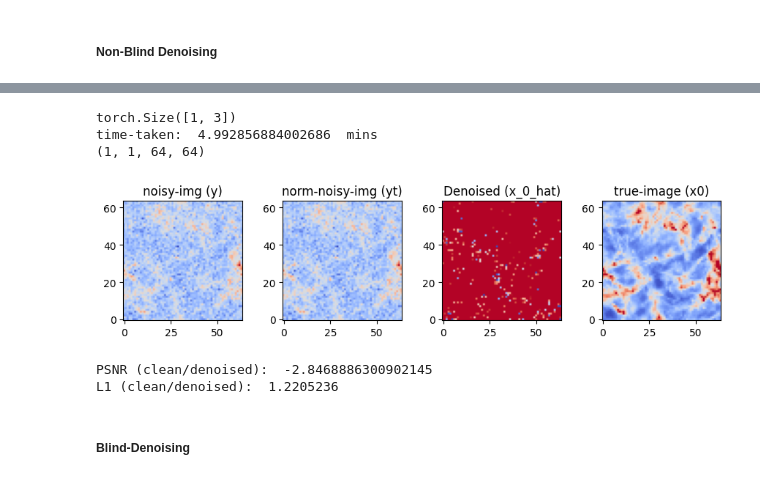
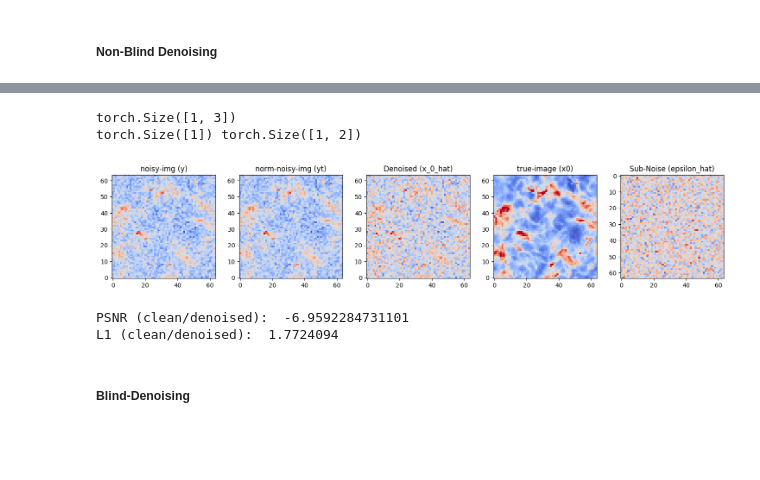
Before and after one commit to AlikMon88/Gibbs-Diff, a Jupyter notebook: unit_main_cosmo.ipynb, the cells around one changed output, grey strips where cells are left out. Cells and saved outputs as stored; diff of their text form; code cells hidden in the pictures; blank space fills up the shorter version.

Commit message:
add cosmo-change

```diff
--- a/unit_main_cosmo.ipynb
+++ b/unit_main_cosmo.ipynb
@@ -627,0 +668,18 @@ device = 'cuda' if torch.cuda.is_available() else 'cpu'
+# %%
+mixed_maps = enmap.read_map(sample_mixed_map_path)
+mixed_maps = cv2.resize(np.array(mixed_maps), SUB_SHAPE)
+
+print(min(np.ravel(mixed_maps)), max(np.ravel(mixed_maps)))
+print(mixed_maps.shape)
+
+sec_mixed_maps = torch.tensor(mixed_maps)
+
+dust_maps = enmap.read_map(sample_dust_map_path)
+dust_maps = cv2.resize(np.array(dust_maps), SUB_SHAPE)
+print(min(np.ravel(dust_maps)), max(np.ravel(dust_maps)))
+print(dust_maps.shape)
+
+sec_dust_maps = torch.tensor(dust_maps)
+
+params_list = np.load(sample_params_path, allow_pickle=True)
+print(params_list)
@@ -628,5 +696,7 @@ device = 'cuda' if torch.cuda.is_available() else 'cpu'
 # %%
-y, x0, true_params = observation[-1].view(1, 1, *input_size), signal[-1].view(1, 1, *input_size), params_list[-1]
+# y, x0, true_params = observation[-1].view(1, 1, *input_size), signal[-1].view(1, 1, *input_size), params_list[-1]
+y, x0, true_params = sec_mixed_maps.view(1, 1, *input_size), sec_dust_maps.view(1, 1, *input_size), params_list.item()
+
 
 print(x0.shape, y.shape)
 print()
@@ -660,7 +730,7 @@ phi_cmb_current_estimate = torch.Tensor(phi_cmb_current_estimate)
 print(phi_cmb_current_estimate.shape)
 
 ft = time.time()
-x_denoised = gdiffusion_2d_cosmo.sample_dust_posterior(yt, phi_cmb_current_estimate=phi_cmb_current_estimate)
+x_denoised = gdiffusion_2d_cosmo.sample_dust_posterior(yt, phi_cmb_current_estimate=phi_cmb_current_estimate, is_phys=True, phys_idx=phys_idx)
 # x_denoised = torch.clamp(x_denoised, 0, 1)
 x_denoised = x_denoised.cpu().numpy()
 
@@ -670,8 +740,7 @@ print('time-taken: ', (lt - ft)/60, ' mins')
 print(x_denoised.shape)
 # %% [output]
 torch.Size([1, 3])
-time-taken:  4.992856884002686  mins
-(1, 1, 64, 64)
+torch.Size([1]) torch.Size([1, 2])
 # %%
 x_denoised = x_denoised.reshape(x_denoised.shape[0], *input_size, 1).astype('float32')
 y = y.cpu().numpy().reshape(y.shape[0], *input_size, 1).astype('float32')
@@ -680,30 +759,33 @@ x0 = x0.cpu().numpy().reshape(x0.shape[0], *input_size, 1).astype('float32')
 # %%
 # x_denoised = x_denoised.numpy()
 
-fig, axs = plt.subplots(1, 4, figsize=(9, 9))
+fig, axs = plt.subplots(1, 5, figsize=(15, 9))
 
 axs[2].imshow(x_denoised[0], cmap='coolwarm', origin='lower')
 axs[2].set_title('Denoised (x_0_hat)')
 
 axs[0].imshow(y[0], cmap='coolwarm', origin='lower')
 axs[0].set_title('noisy-img (y)')
 
 axs[1].imshow(yt[0], cmap='coolwarm', origin='lower')
 axs[1].set_title('norm-noisy-img (yt)')
 
 axs[3].imshow(x0[0], cmap='coolwarm', origin='lower', vmax=np.percentile(x0[0], 99))
 axs[3].set_title('true-image (x0)')
 
+axs[4].imshow(yt[0] - x_denoised[0], cmap = 'coolwarm')
+axs[4].set_title('Sub-Noise (epsilon_hat)')
+
 plt.tight_layout(pad=2)
 plt.show()
 
 print('PSNR (clean/denoised): ', psnr_2d(x0, x_denoised))
 # print('SSIM (clean/denoised): ', ssim_2d(x0, x_denoised))
 print('L1 (clean/denoised): ', l1_loss_2d(x0, x_denoised))
 # %% [output]
-[figure, old version]
+[figure, new version]
-PSNR (clean/denoised):  -2.8468886300902145
-L1 (clean/denoised):  1.2205236
+PSNR (clean/denoised):  -6.9592284731101
+L1 (clean/denoised):  1.7724094
 # %% [markdown]
 ##### Blind-Denoising
 # %% [markdown]
```
Also changed, not shown: parts of 13 cells of this notebook, 7 other files.
